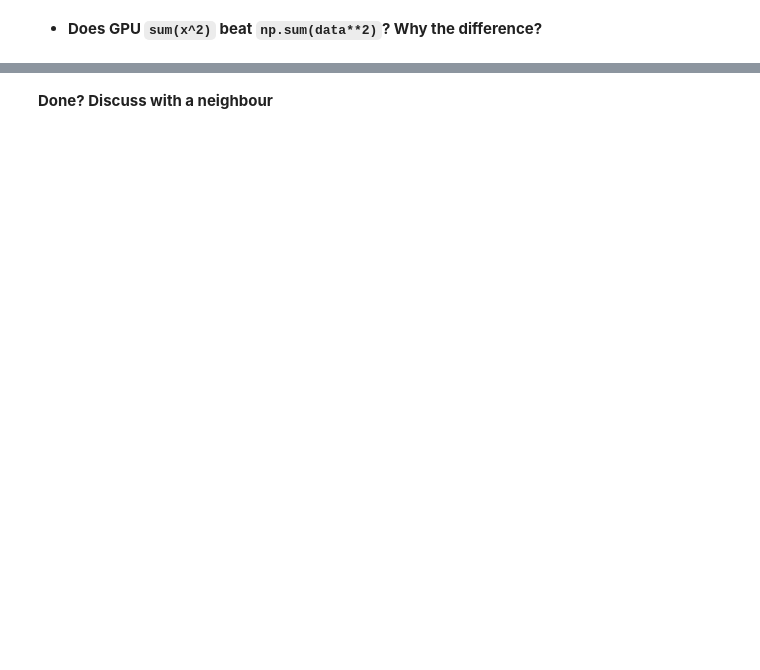
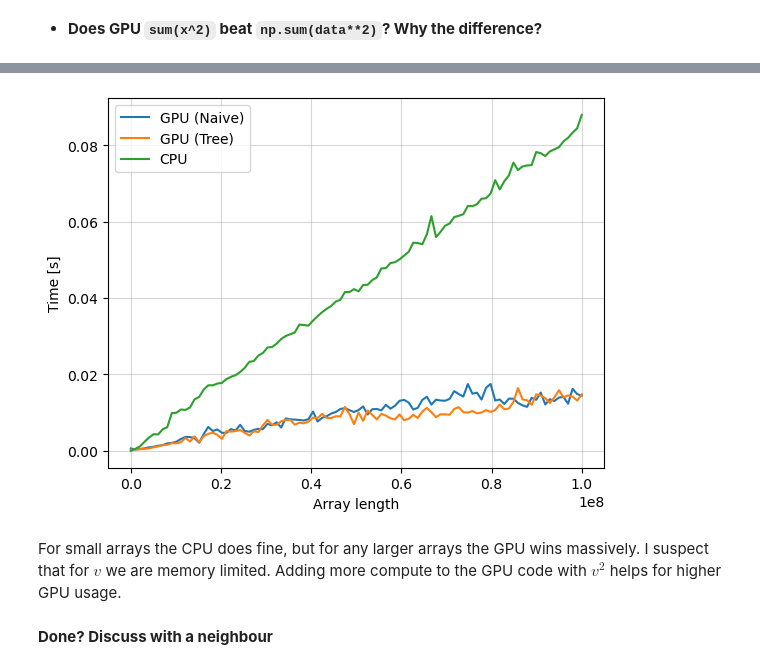
Before and after one commit to NDS8-TCP/nsc-mikkel, a Jupyter notebook: l11_exercises.ipynb, the cells around one changed output, grey strips where cells are left out. Saved outputs shown, nothing was run; the diff lists cells and outputs as text; code cells hidden in the pictures; blank space fills up the shorter version.

```diff
--- a/l11_exercises.ipynb
+++ b/l11_exercises.ipynb
@@ -393,2 +589,15 @@ __kernel void reduce_tree(
+# %%
+plt.plot(lengths, gpu_naive_times_squared, label="GPU (Naive)")
+plt.plot(lengths, gpu_tree_times_squared, label="GPU (Tree)")
+plt.plot(lengths, numpy_times_squared, label="CPU")
+plt.grid(alpha=0.5)
+plt.legend()
+plt.ylabel("Time [s]")
+plt.xlabel("Array length")
+plt.show()
+# %% [output]
+[figure, added]
+# %% [markdown]
+For small arrays the CPU does fine, but for any larger arrays the GPU wins massively. I suspect that for $v$ we are memory limited. Adding more compute to the GPU code with $v^2$ helps for higher GPU usage.
 # %% [markdown]
 ****Done?** Discuss with a neighbour**
```
Also changed, not shown: parts of 8 cells of this notebook.
